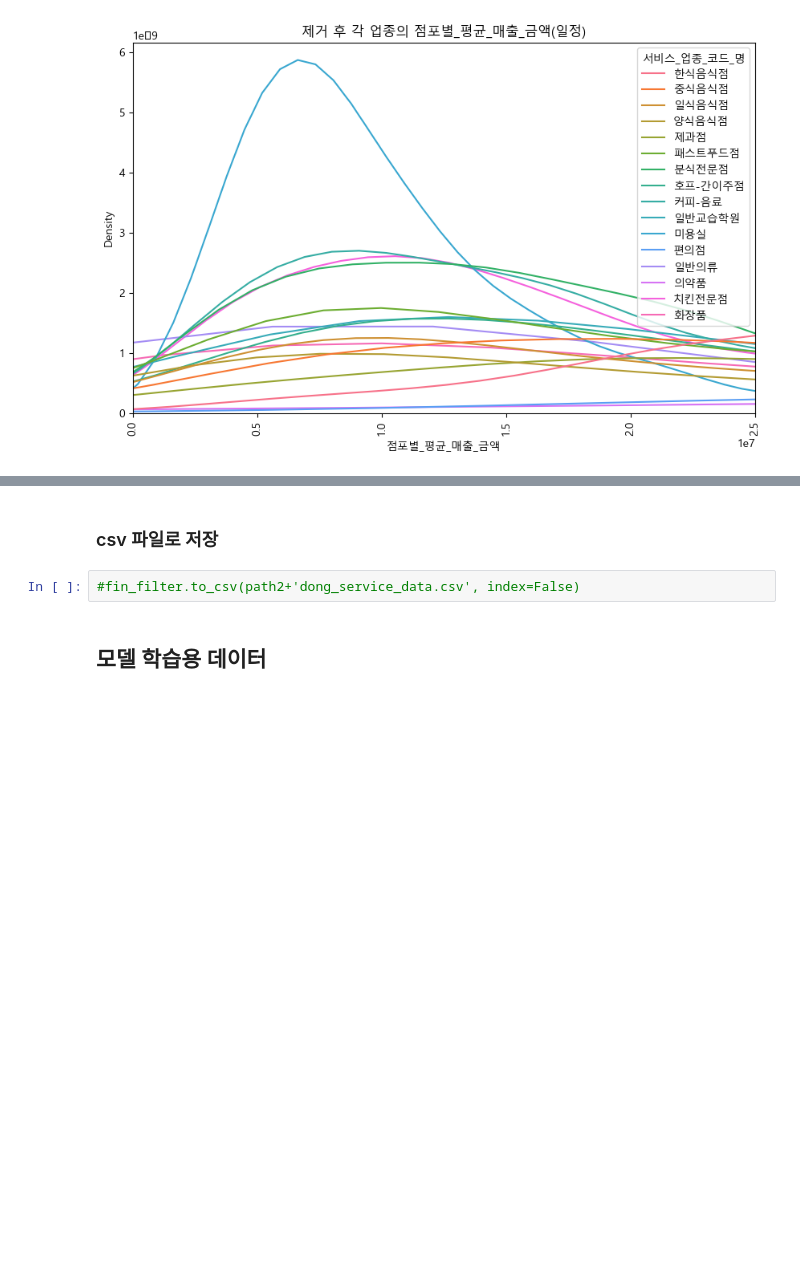
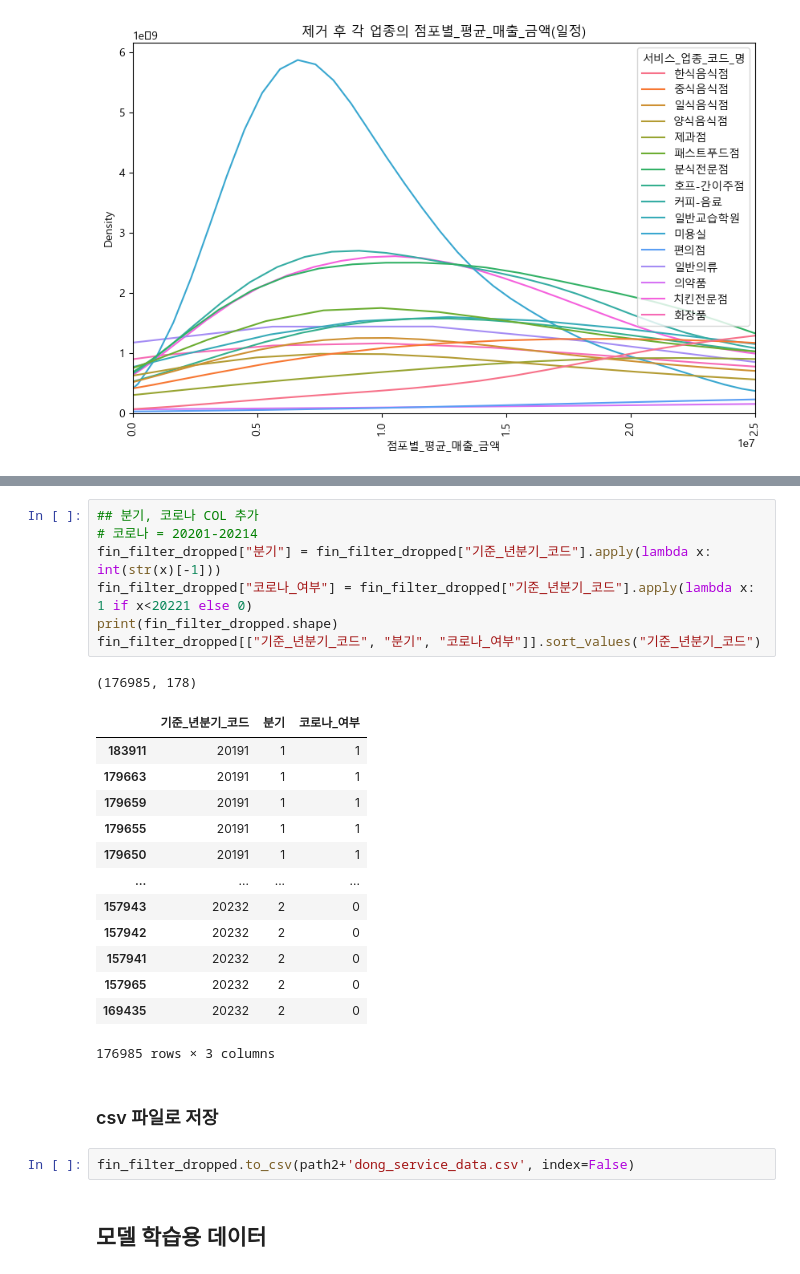
Before and after one commit to KT-AIvle-4th-Big-Project-Team2/SAI, a Jupyter notebook: Modeling/data cleansing_행정동.ipynb, the cells around one changed output, grey strips where cells are left out. Drawn from its saved outputs; the diff is of its cells as text; blank space fills up the shorter version.

```diff
--- a/Modeling/data cleansing_행정동.ipynb
+++ b/Modeling/data cleansing_행정동.ipynb
@@ -1067,7 +1025,29 @@ fin_filter[fin_filter['점포별_평균_매출_금액'] == min(fin_filter['점
+# %%
+## 분기, 코로나 COL 추가
+# 코로나 = 20201-20214
+fin_filter_dropped["분기"] = fin_filter_dropped["기준_년분기_코드"].apply(lambda x: int(str(x)[-1]))
+fin_filter_dropped["코로나_여부"] = fin_filter_dropped["기준_년분기_코드"].apply(lambda x: 1 if x<20221 else 0)
+print(fin_filter_dropped.shape)
+fin_filter_dropped[["기준_년분기_코드", "분기", "코로나_여부"]].sort_values("기준_년분기_코드")
+# %% [output]
+(176985, 178)
+|  | 기준_년분기_코드 | 분기 | 코로나_여부 |
+| 183911 | 20191 | 1 | 1 |
+| 179663 | 20191 | 1 | 1 |
+| 179659 | 20191 | 1 | 1 |
+| 179655 | 20191 | 1 | 1 |
+| 179650 | 20191 | 1 | 1 |
+| ... | ... | ... | ... |
+| 157943 | 20232 | 2 | 0 |
+| 157942 | 20232 | 2 | 0 |
+| 157941 | 20232 | 2 | 0 |
+| 157965 | 20232 | 2 | 0 |
+| 169435 | 20232 | 2 | 0 |
+176985 rows × 3 columns
 # %% [markdown]
 ### csv 파일로 저장
 # %%
-#fin_filter.to_csv(path2+'dong_service_data.csv', index=False)
+fin_filter_dropped.to_csv(path2+'dong_service_data.csv', index=False)
 # %% [markdown]
 ## 모델 학습용 데이터
 # %% [markdown]
```
Also changed, not shown: parts of 8 cells of this notebook.
